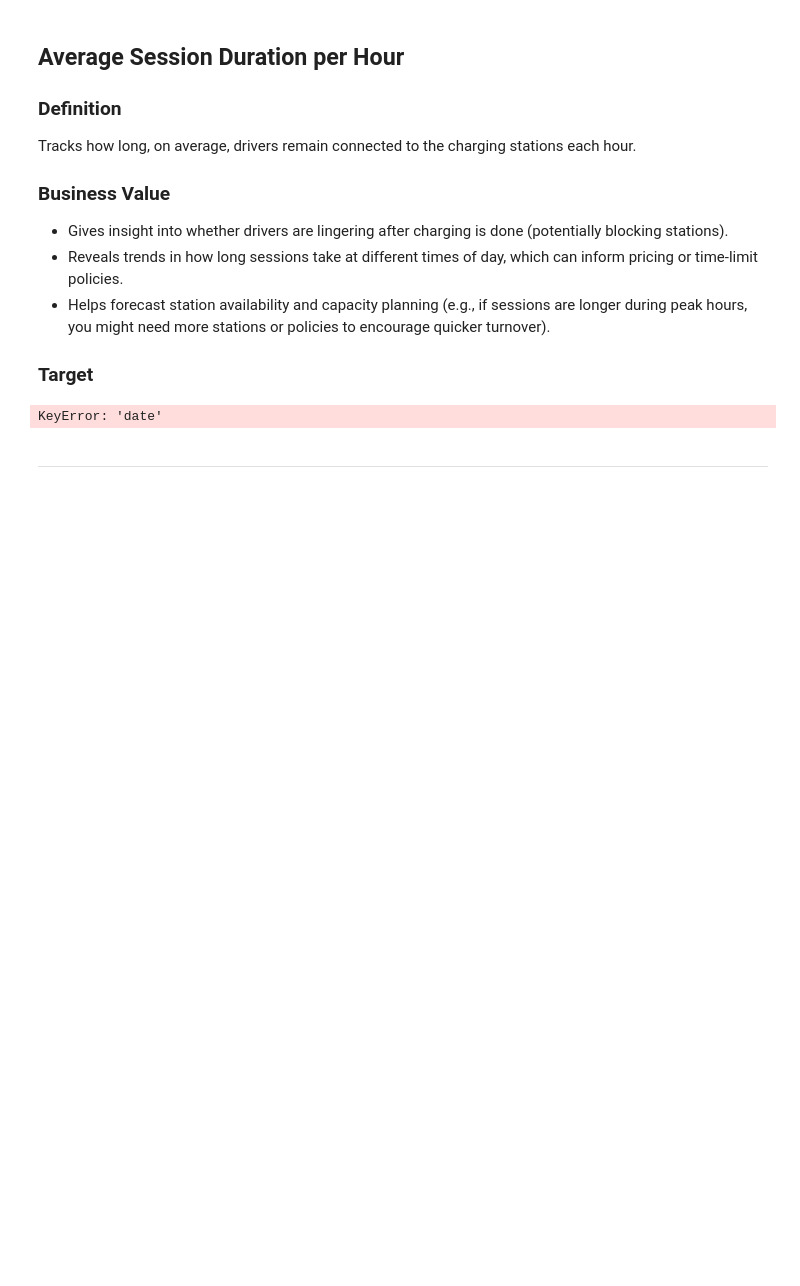
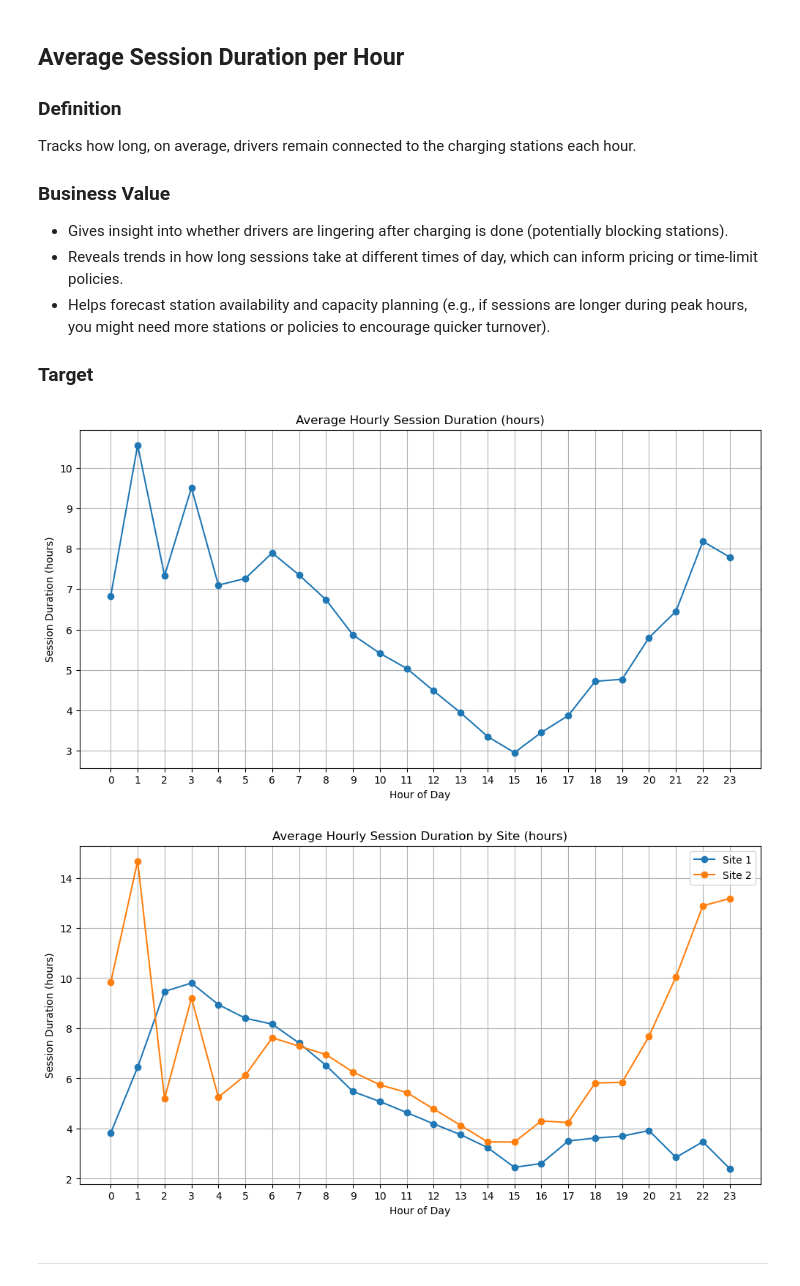
Before and after one commit to Sithkiller3000/AA2024, a Jupyter notebook: descriptive_analytics/descriptive_analytics_2b.ipynb, the cells around one changed output. Drawn from its saved outputs; the diff is of its cells as text; code cells hidden in the pictures; blank space fills up the shorter version.

```diff
--- a/descriptive_analytics/descriptive_analytics_2b.ipynb
+++ b/descriptive_analytics/descriptive_analytics_2b.ipynb
@@ -222,7 +220,7 @@ Total power currently being drawn by all active charging sessions
 ### Target
 Below site's maximum power capacity (<80% of total capacity)
 # %%
-df_kwh = df[['siteID', 'stationID', 'connectionTime', 'disconnectTime', 'kWhDelivered']].copy()
+df_kwh = df[['siteID', 'spaceID', 'connectionTime', 'disconnectTime', 'kWhDelivered']].copy()
 
 df_kwh['start_hour'] = df_kwh['connectionTime'].dt.floor('h')
 df_kwh['end_hour'] = df_kwh['disconnectTime'].dt.floor('h')
@@ -242,7 +240,7 @@ df_exploded['hour_end'] = df_exploded['hourly_list'] + pd.Timedelta(hours=1)
 
 def calc_overlap(row):
     overlap_start = max(row['connectionTime'], row['hour_start'])
-    overlap_end   = min(row['disconnectTime'], row['hour_end'])
+    overlap_end = min(row['disconnectTime'], row['hour_end'])
     overlap = (overlap_end - overlap_start).total_seconds()
     # If negative or zero, no real overlap
     return max(overlap, 0)
@@ -428,45 +426,38 @@ df_sessions['hour'] = df_sessions['connectionTime'].dt.hour
 df_sessions['sessionDuration'] = df['parkDuration'] / pd.Timedelta(hours=1)
 
 # Group by site, date, hour and compute mean session duration
-hourly_duration = df.groupby(['siteID', 'date', 'hour'])['sessionDuration'].mean().reset_index()
+hourly_duration = df_sessions.groupby(['siteID', 'date', 'hour'])['sessionDuration'].mean().reset_index()
 
 # Calculate average session duration per hour across days for each site
 avg_hourly_duration = hourly_duration.groupby(['siteID', 'hour'])['sessionDuration'].mean().reset_index()
 
 
 plt.figure(figsize=(12, 6))
 overall_avg = avg_hourly_duration.groupby('hour')['sessionDuration'].mean()
 plt.plot(overall_avg.index, overall_avg.values, marker='o')
 plt.title('Average Hourly Session Duration (hours)')
 plt.xlabel('Hour of Day')
 plt.ylabel('Session Duration (hours)')
 plt.grid(True)
 plt.xticks(range(0, 24))
 plt.show()
 
 
 plt.figure(figsize=(12, 6))
 for site in [1, 2]:
     site_data = avg_hourly_duration[avg_hourly_duration['siteID'] == site]
     plt.plot(site_data['hour'], site_data['sessionDuration'],
              label=f'Site {site}', marker='o')
 
 plt.title('Average Hourly Session Duration by Site (hours)')
 plt.xlabel('Hour of Day')
 plt.ylabel('Session Duration (hours)')
 plt.legend()
 plt.grid(True)
 plt.xticks(range(0, 24))
 plt.show()
-
-# print(avg_hourly_duration.head(48))
-
-df_sessions_1am_site2 = df_sessions[
-    (df_sessions['siteID'] == 2) &
-    (df_sessions['hour'] == 1)
-]
-df_sessions_1am_site2[['connectionTime', 'disconnectTime', 'sessionDuration']].describe()
 # %% [output]
-KeyError: 'date'
+[figure, added]
+[figure, added]
 # %% [markdown]
 ---
```
Also changed, not shown: parts of 5 cells of this notebook.
